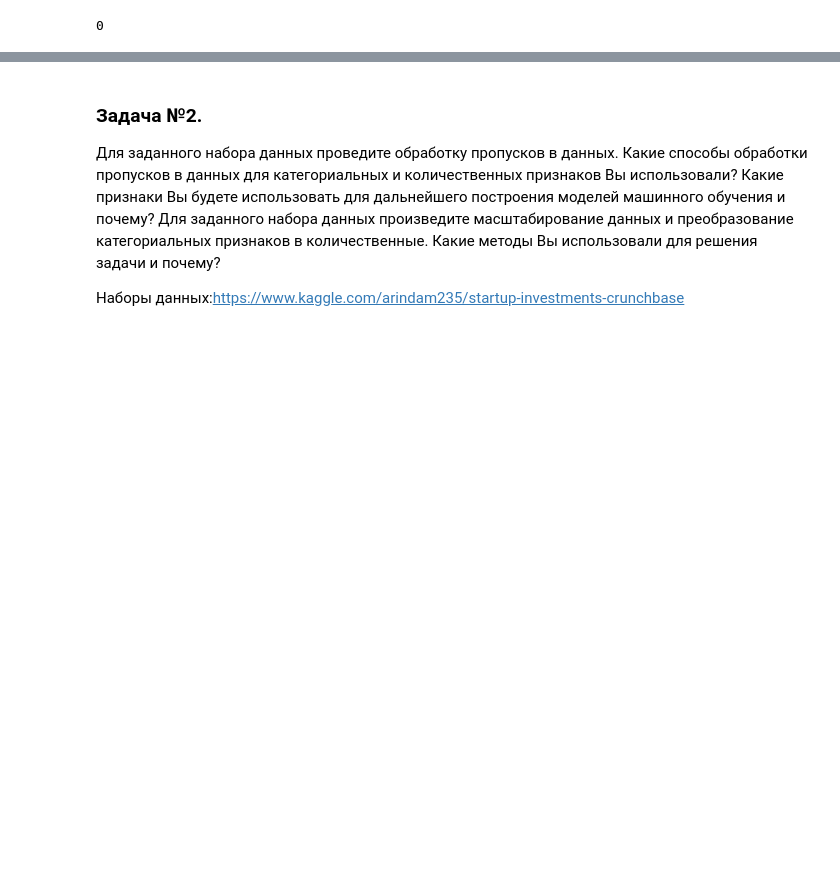
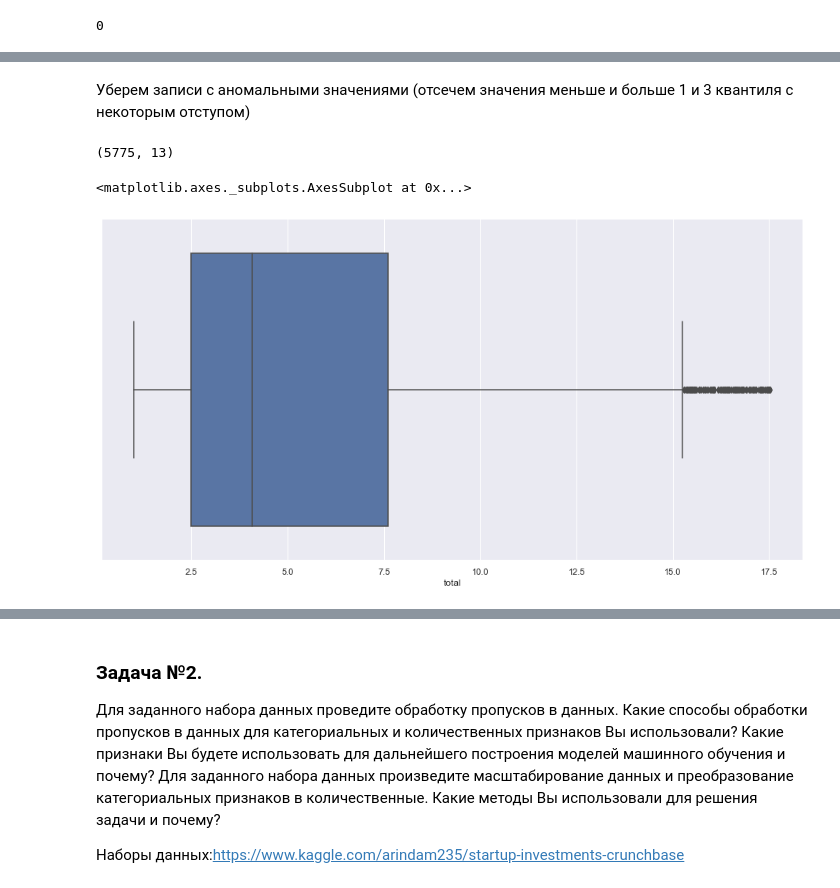
Before and after one commit to aksesss/Methods-of-Machine-Learning, a Jupyter notebook: rk/RK1.ipynb, the cells around one changed output, grey strips where cells are left out. Drawn from its saved outputs; the diff is of its cells as text; code cells hidden in the pictures; blank space fills up the shorter version.

```diff
--- a/rk/RK1.ipynb
+++ b/rk/RK1.ipynb
@@ -79,0 +151,14 @@ df.plot(x='area', y='rent amount (R$)', kind='scatter')
+# %% [markdown]
+Уберем записи с аномальными значениями (отсечем значения меньше и больше 1 и 3 квантиля с некоторым отступом)
+# %%
+q1 = df["total"].quantile(0.25)
+q3 = df["total"].quantile(0.75)
+
+IQR = q3 - q1
+IF = q1 - (1.5 * IQR)
+OF = q3 + (1.5 * IQR)
+# %%
+df_m = df[~((df["total"] < IF) | (df["total"] > OF))]
+df_m.shape
+# %% [output]
+(5775, 13)
@@ -79,0 +167,5 @@ df.plot(x='area', y='rent amount (R$)', kind='scatter')
+# %%
+sns.boxplot(df_m["total"])
+# %% [output]
+<matplotlib.axes._subplots.AxesSubplot at 0x...>
+[figure, added]
```
Also changed, not shown: parts of 29 cells of this notebook, 2 other files.
